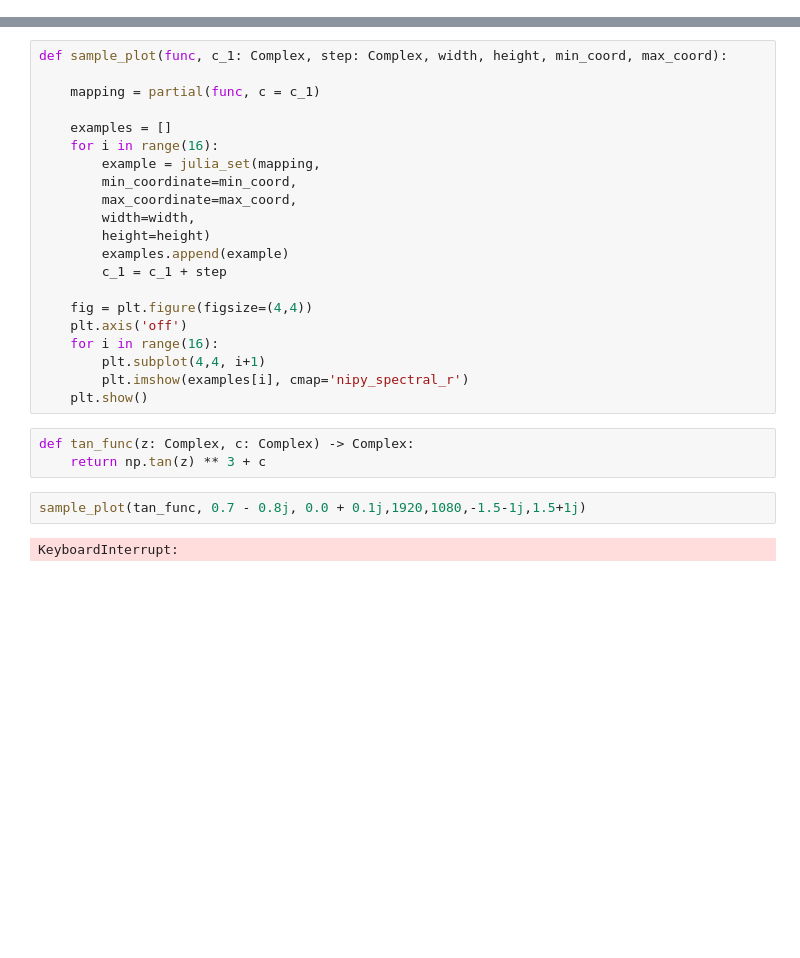
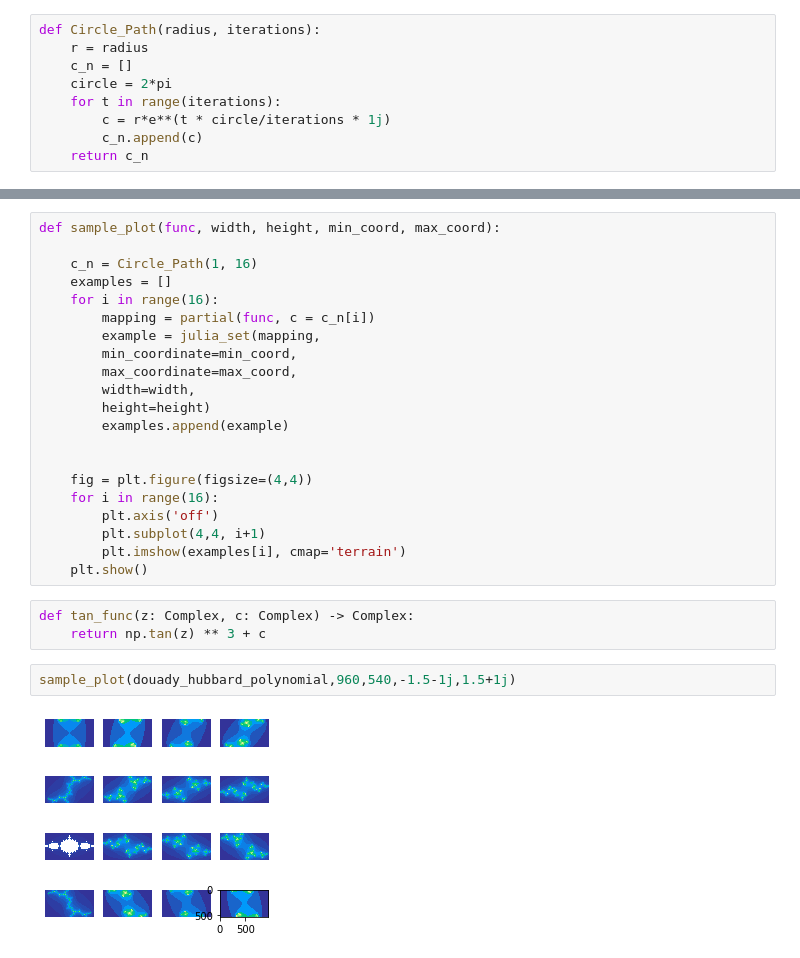
Before and after one commit to KauBoui/Personal-Projects, a Jupyter notebook: Julia_Sets_Python/Julia_2.ipynb, the cells around one changed output, grey strips where cells are left out. Saved outputs shown, nothing was run; the diff lists cells and outputs as text; blank space fills up the shorter version.

```diff
--- a/Julia_Sets_Python/Julia_2.ipynb
+++ b/Julia_Sets_Python/Julia_2.ipynb
@@ -16,6 +17,15 @@ def douady_hubbard_polynomial(z: Complex,
     https://en.wikipedia.org/wiki/Complex_quadratic_polynomial#Map
     """
     return z ** 2 + c
+# %%
+def Circle_Path(radius, iterations):
+    r = radius
+    c_n = []
+    circle = 2*pi
+    for t in range(iterations):
+        c = r*e**(t * circle/iterations * 1j)
+        c_n.append(c)
+    return c_n
 # %%
 def julia_set(mapping: Callable[[Complex], Complex],
             *,
@@ -85,29 +98,29 @@ def generate_images(func, c_1: Complex, step: Complex, iters: int, width, height
 # %%
-def sample_plot(func, c_1: Complex, step: Complex, width, height, min_coord, max_coord):
+def sample_plot(func, width, height, min_coord, max_coord):
 
-    mapping = partial(func, c = c_1)
-
+    c_n = Circle_Path(1, 16)
     examples = []
     for i in range(16):
+        mapping = partial(func, c = c_n[i])
         example = julia_set(mapping,
         min_coordinate=min_coord,
         max_coordinate=max_coord,
         width=width,
         height=height)
         examples.append(example)
-        c_1 = c_1 + step
+
 
     fig = plt.figure(figsize=(4,4))
-    plt.axis('off')
     for i in range(16):
+        plt.axis('off')
         plt.subplot(4,4, i+1)
-        plt.imshow(examples[i], cmap='nipy_spectral_r')
+        plt.imshow(examples[i], cmap='terrain')
     plt.show()
 # %%
 def tan_func(z: Complex, c: Complex) -> Complex:
     return np.tan(z) ** 3 + c
 # %%
-sample_plot(tan_func, 0.7 - 0.8j, 0.0 + 0.1j,1920,1080,-1.5-1j,1.5+1j)
+sample_plot(douady_hubbard_polynomial,960,540,-1.5-1j,1.5+1j)
 # %% [output]
-KeyboardInterrupt:
+[figure, added]
 # %%
```
Also changed, not shown: parts of 6 cells of this notebook.
